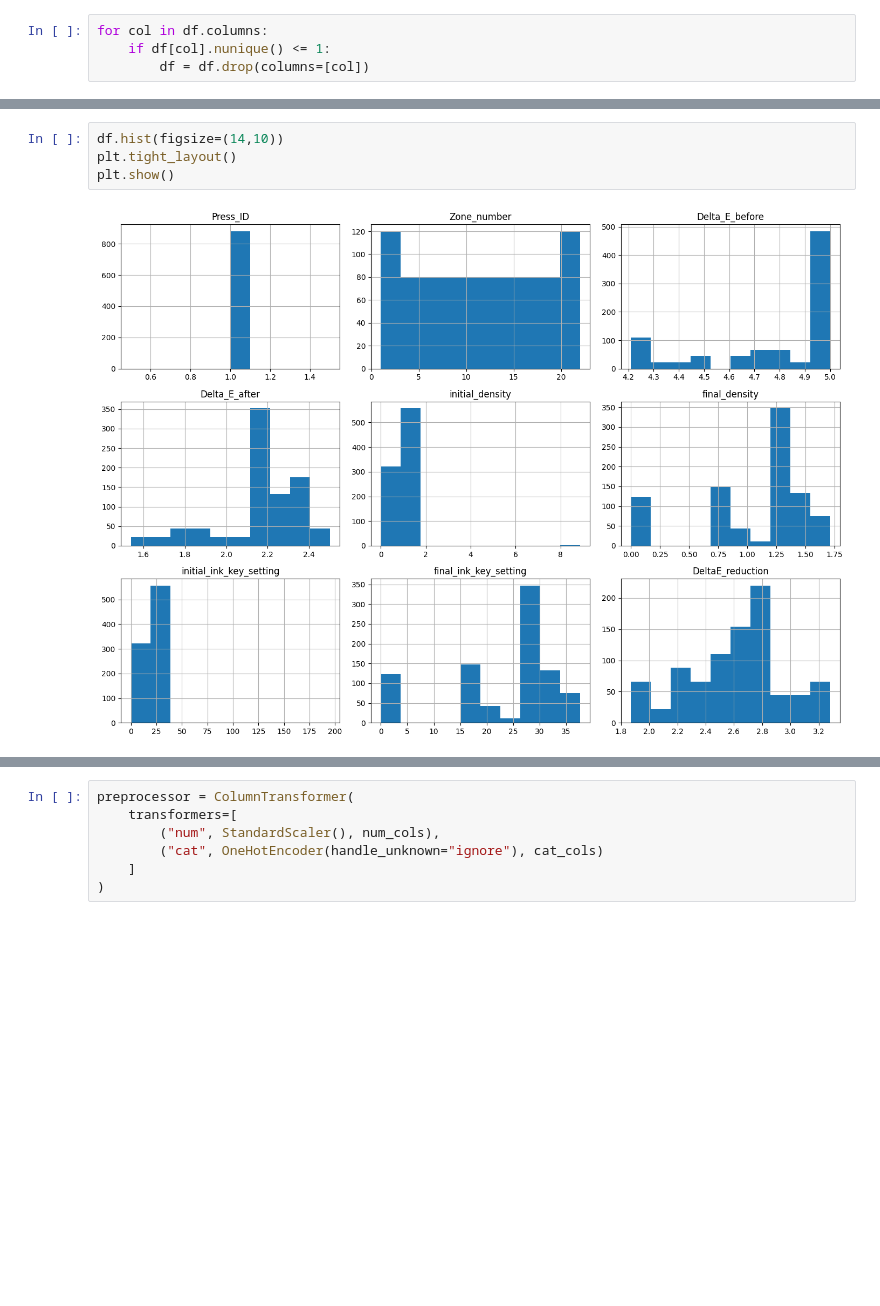
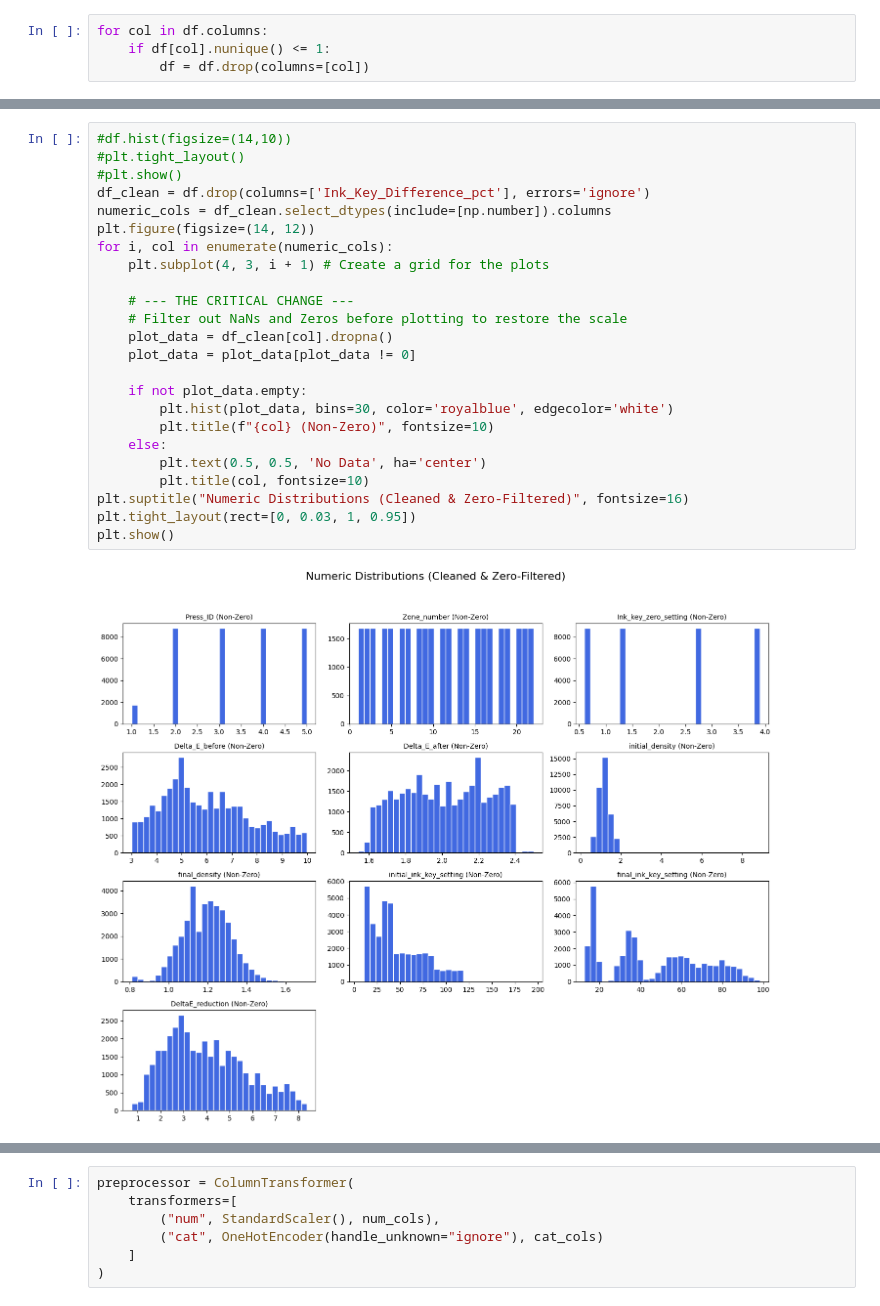
Before and after one commit to Neevs1/printing-internship, a Jupyter notebook: new model1.ipynb, the cells around one changed output, grey strips where cells are left out. Drawn from its saved outputs; the diff is of its cells as text; blank space fills up the shorter version.

```diff
--- a/new model1.ipynb
+++ b/new model1.ipynb
@@ -98,9 +105,29 @@ df.shape
 # %%
-df.hist(figsize=(14,10))
-plt.tight_layout()
+#df.hist(figsize=(14,10))
+#plt.tight_layout()
+#plt.show()
+df_clean = df.drop(columns=['Ink_Key_Difference_pct'], errors='ignore')
+numeric_cols = df_clean.select_dtypes(include=[np.number]).columns
+plt.figure(figsize=(14, 12))
+for i, col in enumerate(numeric_cols):
+    plt.subplot(4, 3, i + 1) # Create a grid for the plots
+
+    # --- THE CRITICAL CHANGE ---
+    # Filter out NaNs and Zeros before plotting to restore the scale
+    plot_data = df_clean[col].dropna()
+    plot_data = plot_data[plot_data != 0]
+
+    if not plot_data.empty:
+        plt.hist(plot_data, bins=30, color='royalblue', edgecolor='white')
+        plt.title(f"{col} (Non-Zero)", fontsize=10)
+    else:
+        plt.text(0.5, 0.5, 'No Data', ha='center')
+        plt.title(col, fontsize=10)
+plt.suptitle("Numeric Distributions (Cleaned & Zero-Filtered)", fontsize=16)
+plt.tight_layout(rect=[0, 0.03, 1, 0.95])
 plt.show()
 # %% [output]
-[figure, old version]
+[figure, new version]
 # %%
 plt.figure(figsize=(10,6))
 sns.heatmap(df.select_dtypes(include=np.number).corr(), annot=True, cmap="coolwarm")
```
Also changed, not shown: parts of 22 cells of this notebook, 11 other files.
